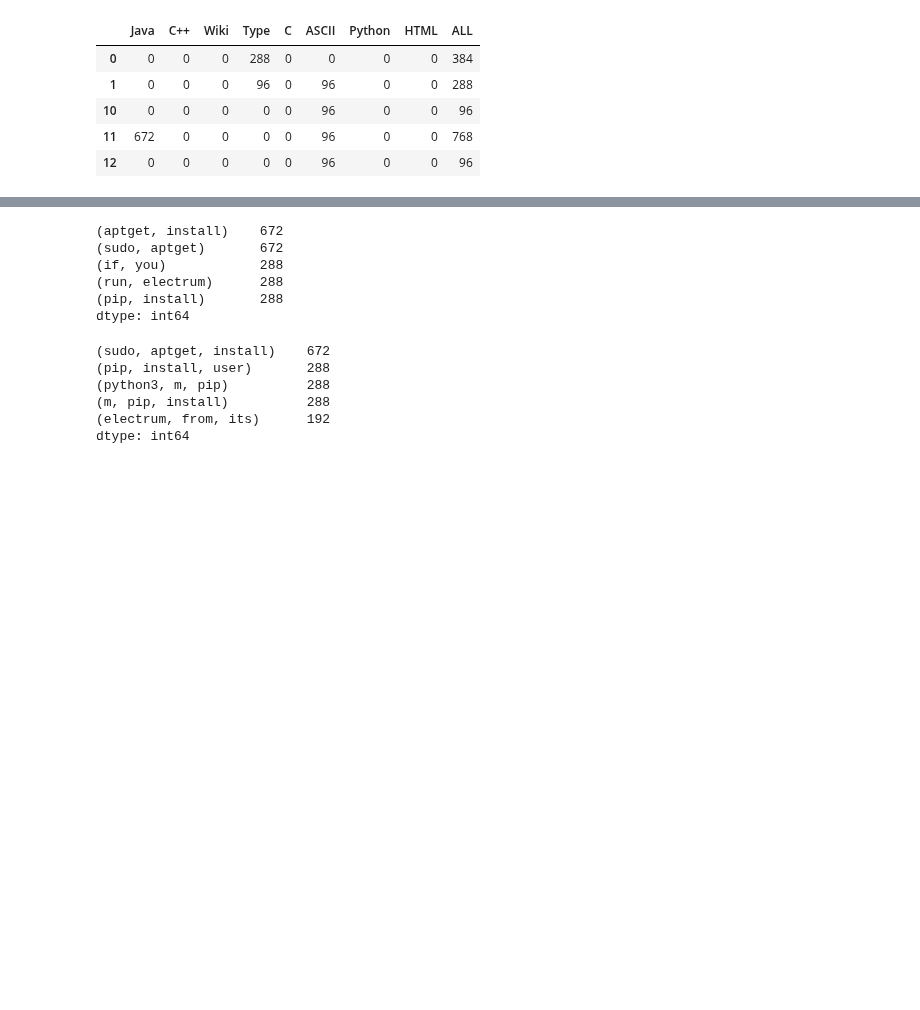
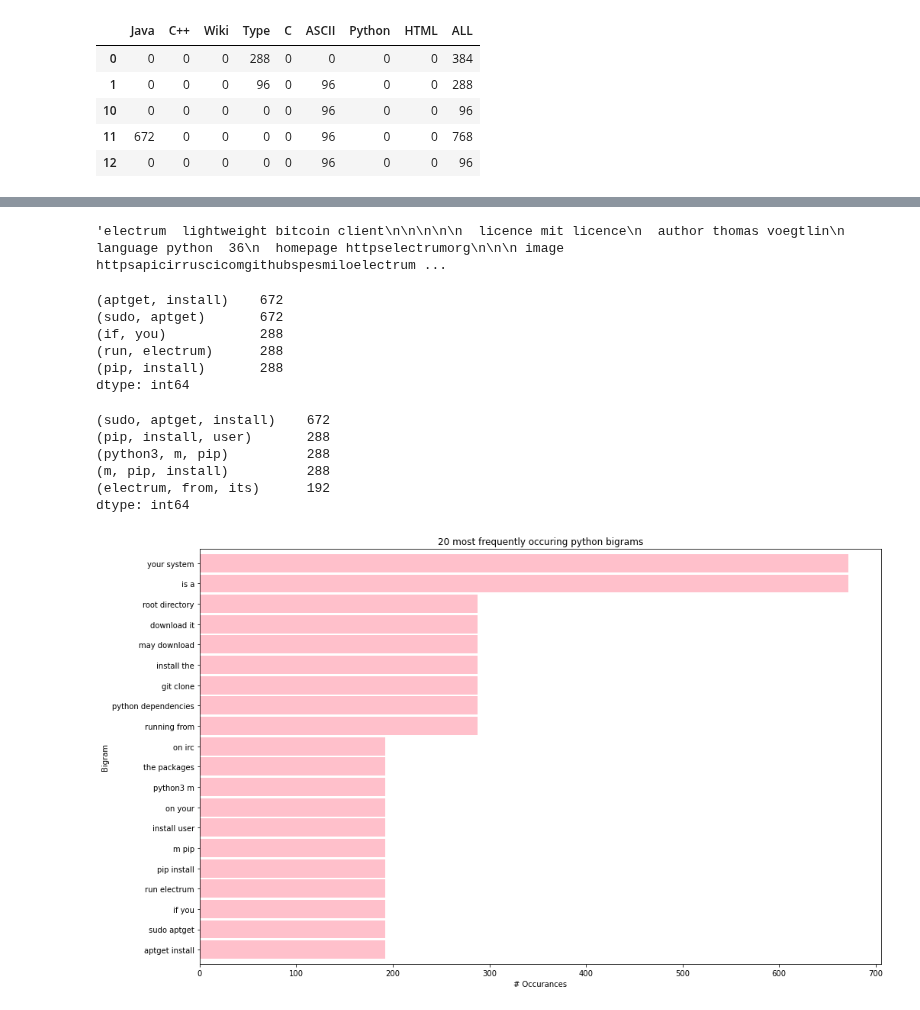
Before and after one commit to TeamAwesomeQuackers/NLP_Project, a Jupyter notebook: Workbooks/paige_Explore_NLP-Copy1.ipynb, the cells around one changed output, grey strips where cells are left out. Cells and saved outputs as stored; diff of their text form; code cells hidden in the pictures; blank space fills up the shorter version.

Commit message:
created barplot of bi/trigrams of python words w/ splitting

```diff
--- a/Workbooks/paige_Explore_NLP-Copy1.ipynb
+++ b/Workbooks/paige_Explore_NLP-Copy1.ipynb
@@ -165,26 +161,42 @@ python_words
-# %%
-top_20_python_bigrams = (pd.Series(nltk.ngrams(python_words.split(), 2))
-.value_counts()
-.head(20))
-
-top_20_python_bigrams.head()
-# %% [output]
-(aptget, install)    672
-(sudo, aptget)       672
-(if, you)            288
-(run, electrum)      288
-(pip, install)       288
-dtype: int64
-# %%
-top_20_python_trigrams = (pd.Series(nltk.ngrams(python_words.split(), 3))
-.value_counts()
-.head(20))
-
-top_20_python_trigrams.head()
-# %% [output]
-(sudo, aptget, install)    672
-(pip, install, user)       288
-(python3, m, pip)          288
-(m, pip, install)          288
-(electrum, from, its)      192
-dtype: int64
+# %%
+python_words
+# %% [output]
+'electrum  lightweight bitcoin client\n\n\n\n\n  licence mit licence\n  author thomas voegtlin\n  language python  36\n  homepage httpselectrumorg\n\n\n image httpsapicirruscicomgithubspesmiloelectrum ...
+# %%
+top_20_python_bigrams = (pd.Series(nltk.ngrams(python_words.split(), 2))
+.value_counts()
+.head(20))
+
+top_20_python_bigrams.head()
+# %% [output]
+(aptget, install)    672
+(sudo, aptget)       672
+(if, you)            288
+(run, electrum)      288
+(pip, install)       288
+dtype: int64
+# %%
+top_20_python_trigrams = (pd.Series(nltk.ngrams(python_words.split(), 3))
+.value_counts()
+.head(20))
+
+top_20_python_trigrams.head()
+# %% [output]
+(sudo, aptget, install)    672
+(pip, install, user)       288
+(python3, m, pip)          288
+(m, pip, install)          288
+(electrum, from, its)      192
+dtype: int64
+# %%
+top_20_python_bigrams.sort_values().plot.barh(color = 'pink', width = .9, figsize = (16,10))
+
+plt.title('20 most frequently occuring python bigrams')
+plt.ylabel('Bigram')
+plt.xlabel('# Occurances')
+
+ticks, _ = plt.yticks()
+labels = top_20_python_bigrams.reset_index()['index'].apply(lambda t: t[0] + ' ' + t[1])
+_ = plt.yticks(ticks, labels)
+# %% [output]
+[figure, added]
```
Also changed, not shown: parts of 2 cells of this notebook.
